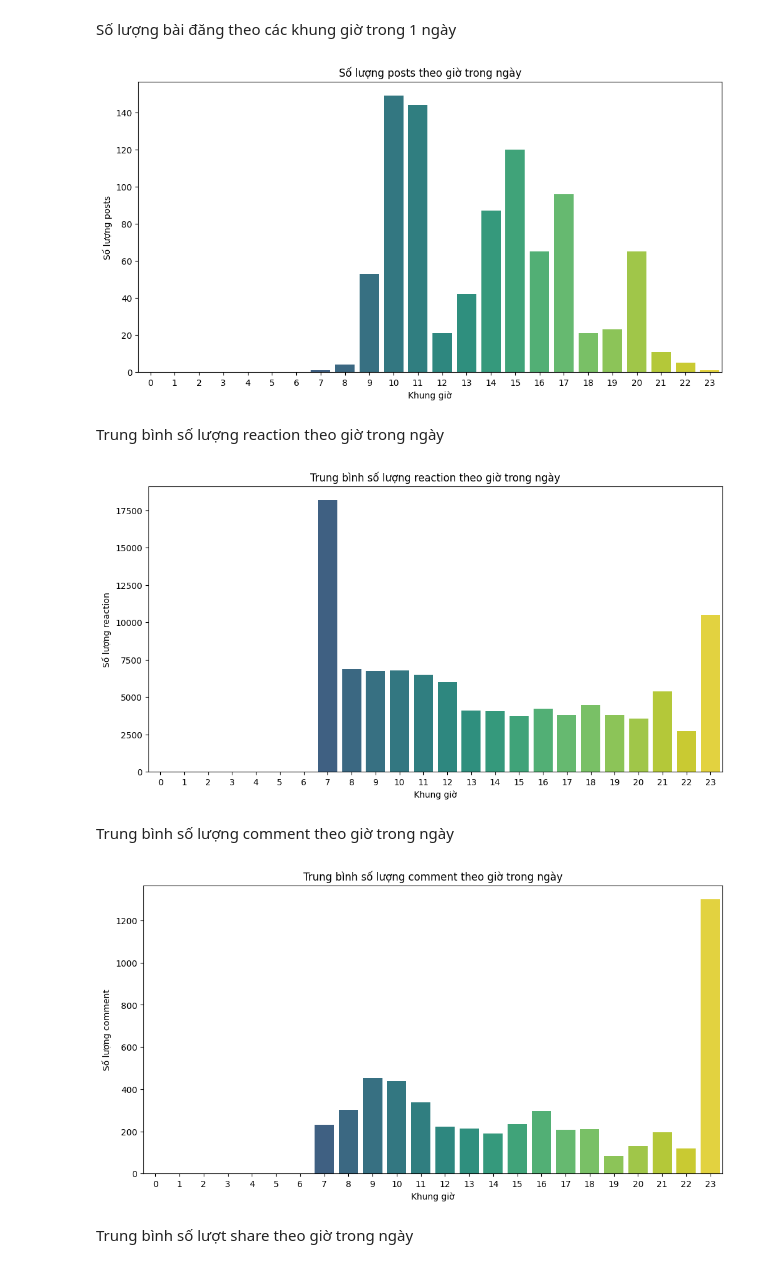
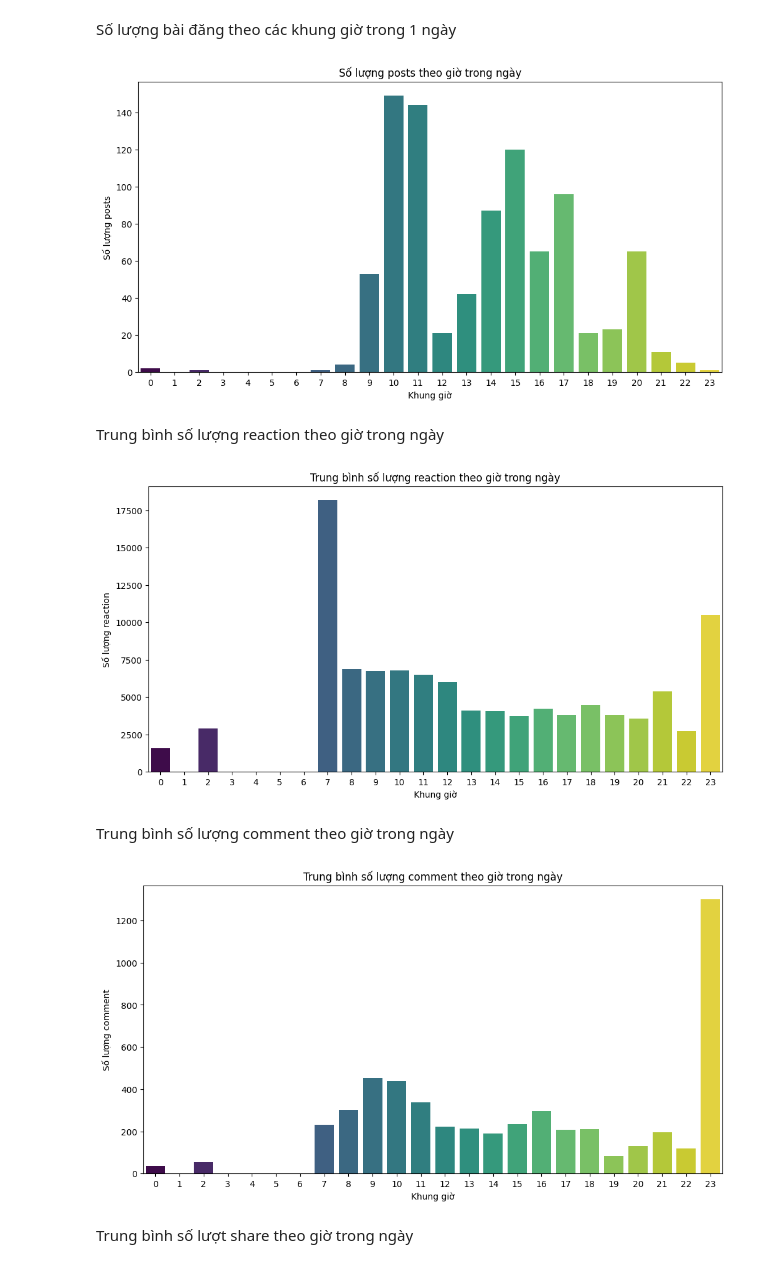
Before and after one commit to quangster/analyze-facebook-page, a Jupyter notebook: analyze_post.ipynb, the cells around one changed output. Saved outputs shown, nothing was run; the diff lists cells and outputs as text; code cells hidden in the pictures.

```diff
--- a/analyze_post.ipynb
+++ b/analyze_post.ipynb
@@ -238,20 +238,18 @@ Các mốc thời gian trong ngày mà Fanpage thường xuyên đăng bài. S
 # %% [markdown]
 Số lượng bài đăng theo các khung giờ trong 1 ngày
 # %%
-# Convert to hour
-post_df['hour'] = post_df['time'].dt.hour + 7
-# Count number of posts per hour
+post_df['time'] = post_df['time'] + pd.Timedelta(hours=7)
+post_df['hour'] = post_df['time'].dt.hour
 posts_per_hour = post_df['hour'].value_counts().sort_index()
-# Fill missing hours with 0
 all_hours = pd.Index(range(24))
 posts_per_hour = posts_per_hour.reindex(all_hours, fill_value=0)
 plt.figure(figsize=(12, 6));
 sns.barplot(x=posts_per_hour.index, y=posts_per_hour.values, hue=posts_per_hour.index, palette='viridis', legend=False)
 plt.title('Số lượng posts theo giờ trong ngày')
 plt.ylabel('Số lượng posts')
 plt.xlabel('Khung giờ');
 # %% [output]
-[figure, old version]
+[figure, new version]
 # %% [markdown]
 Trung bình số lượng reaction theo giờ trong ngày
 # %%
@@ -263,7 +261,7 @@ plt.title('Trung bình số lượng reaction theo giờ trong ngày')
 plt.ylabel('Số lượng reaction')
 plt.xlabel('Khung giờ');
 # %% [output]
-[figure, old version]
+[figure, new version]
 # %% [markdown]
 Trung bình số lượng comment theo giờ trong ngày
 # %%
@@ -275,7 +273,7 @@ plt.title('Trung bình số lượng comment theo giờ trong ngày')
 plt.ylabel('Số lượng comment')
 plt.xlabel('Khung giờ');
 # %% [output]
-[figure, old version]
+[figure, new version]
 # %% [markdown]
 Trung bình số lượt share theo giờ trong ngày
 # %%
```
Also changed, not shown: parts of 3 cells of this notebook.
